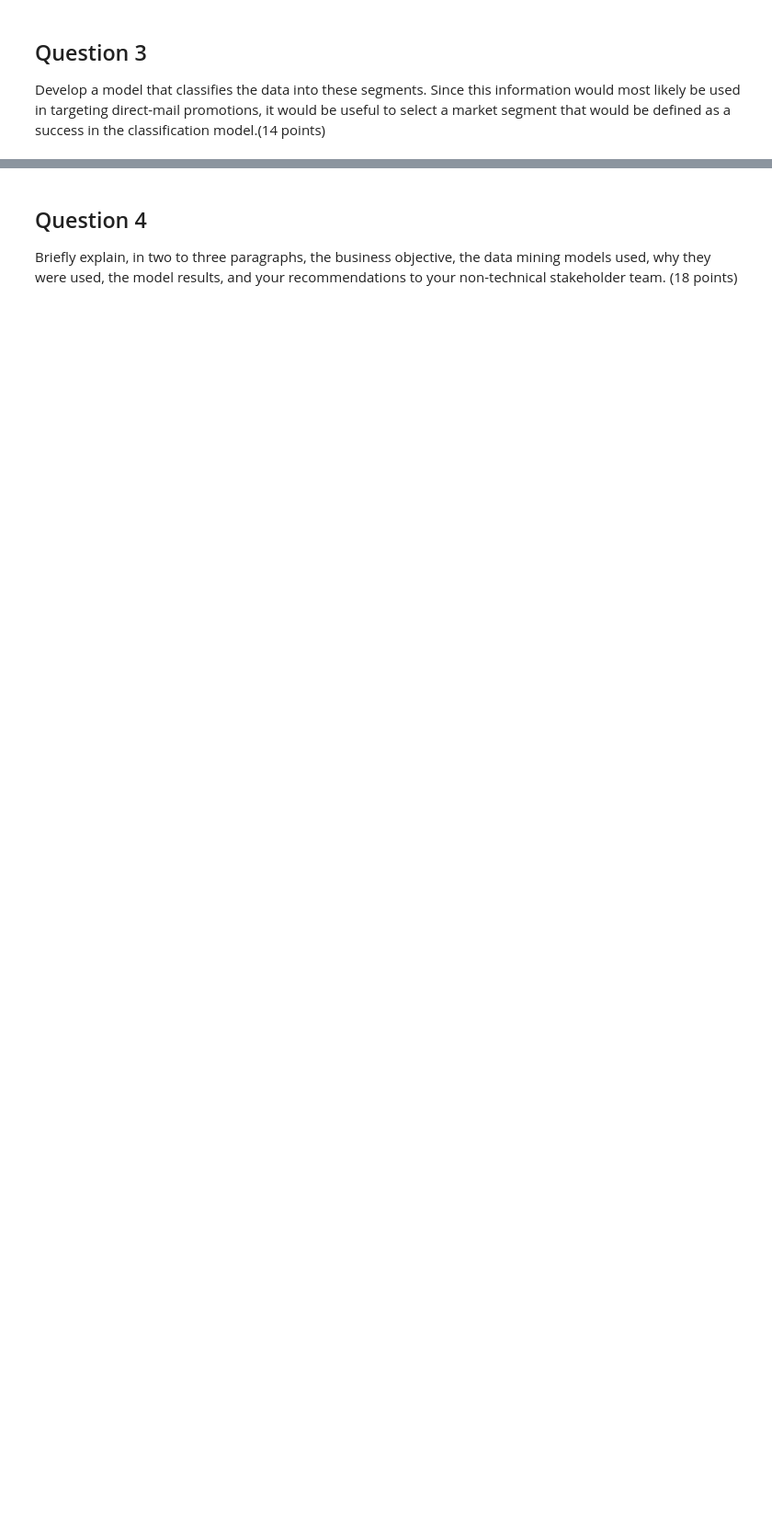
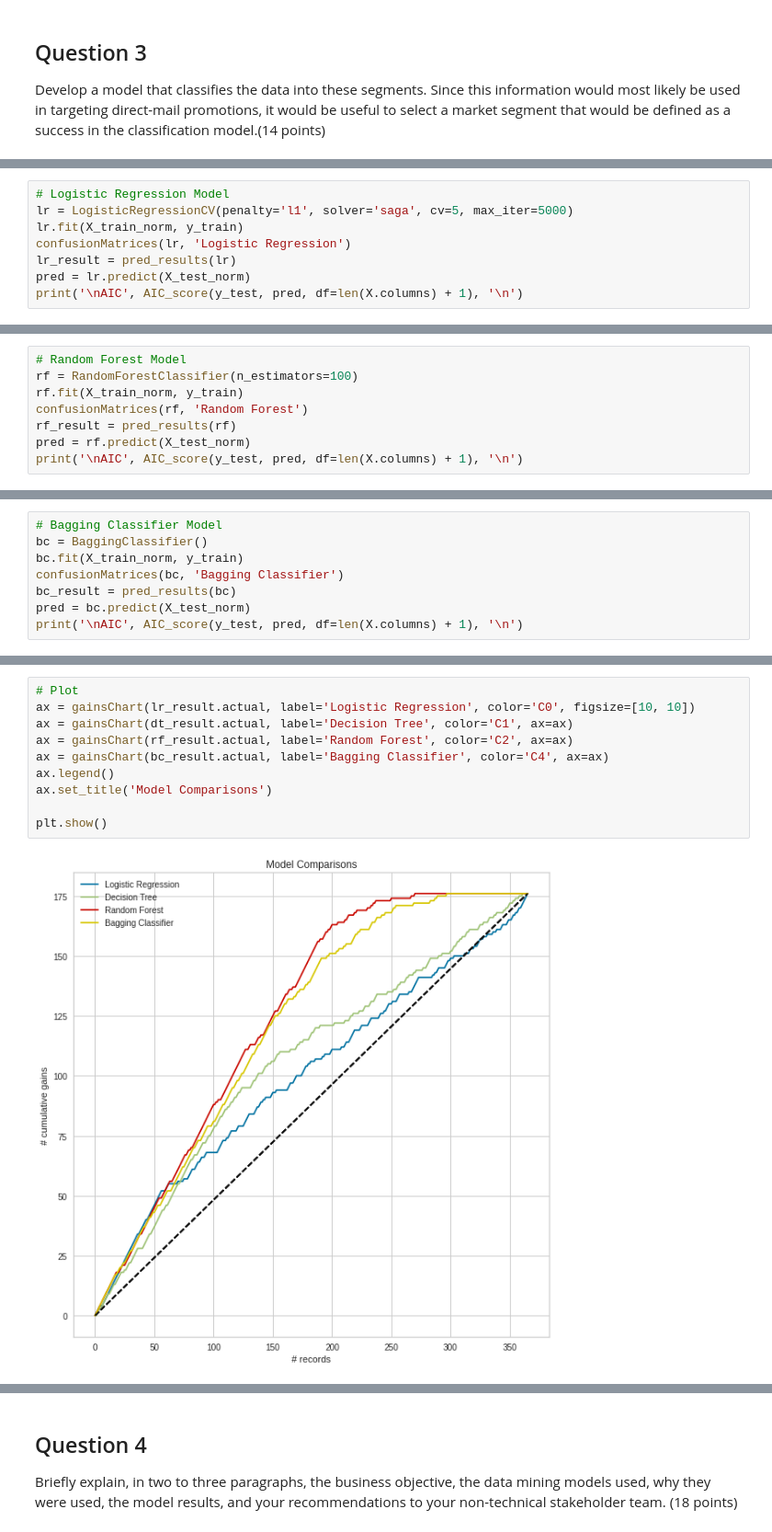
Before and after one commit to zachfreitas/ADS_505_Applied_Data_Sci_for_Business-, a Jupyter notebook: Module_5/Assignment_5/Assignment_5.ipynb, the cells around one changed output, grey strips where cells are left out. Shown: that part at 92% size. Saved outputs shown, nothing was run; the diff lists cells and outputs as text; blank space fills up the shorter version.

```diff
--- a/Module_5/Assignment_5/Assignment_5.ipynb
+++ b/Module_5/Assignment_5/Assignment_5.ipynb
@@ -224,0 +438,8 @@ Develop a model that classifies the data into these segments. Since this informa
+# %%
+# Logistic Regression Model
+lr = LogisticRegressionCV(penalty='l1', solver='saga', cv=5, max_iter=5000)
+lr.fit(X_train_norm, y_train)
+confusionMatrices(lr, 'Logistic Regression')
+lr_result = pred_results(lr)
+pred = lr.predict(X_test_norm)
+print('\nAIC', AIC_score(y_test, pred, df=len(X.columns) + 1), '\n')
@@ -224,0 +504,8 @@ Develop a model that classifies the data into these segments. Since this informa
+# %%
+# Random Forest Model
+rf = RandomForestClassifier(n_estimators=100)
+rf.fit(X_train_norm, y_train)
+confusionMatrices(rf, 'Random Forest')
+rf_result = pred_results(rf)
+pred = rf.predict(X_test_norm)
+print('\nAIC', AIC_score(y_test, pred, df=len(X.columns) + 1), '\n')
@@ -224,0 +530,8 @@ Develop a model that classifies the data into these segments. Since this informa
+# %%
+# Bagging Classifier Model
+bc = BaggingClassifier()
+bc.fit(X_train_norm, y_train)
+confusionMatrices(bc, 'Bagging Classifier')
+bc_result = pred_results(bc)
+pred = bc.predict(X_test_norm)
+print('\nAIC', AIC_score(y_test, pred, df=len(X.columns) + 1), '\n')
@@ -224,0 +556,12 @@ Develop a model that classifies the data into these segments. Since this informa
+# %%
+# Plot
+ax = gainsChart(lr_result.actual, label='Logistic Regression', color='C0', figsize=[10, 10])
+ax = gainsChart(dt_result.actual, label='Decision Tree', color='C1', ax=ax)
+ax = gainsChart(rf_result.actual, label='Random Forest', color='C2', ax=ax)
+ax = gainsChart(bc_result.actual, label='Bagging Classifier', color='C4', ax=ax)
+ax.legend()
+ax.set_title('Model Comparisons')
+
+plt.show()
+# %% [output]
+[figure, added]
```
Also changed, not shown: parts of 36 cells of this notebook.
